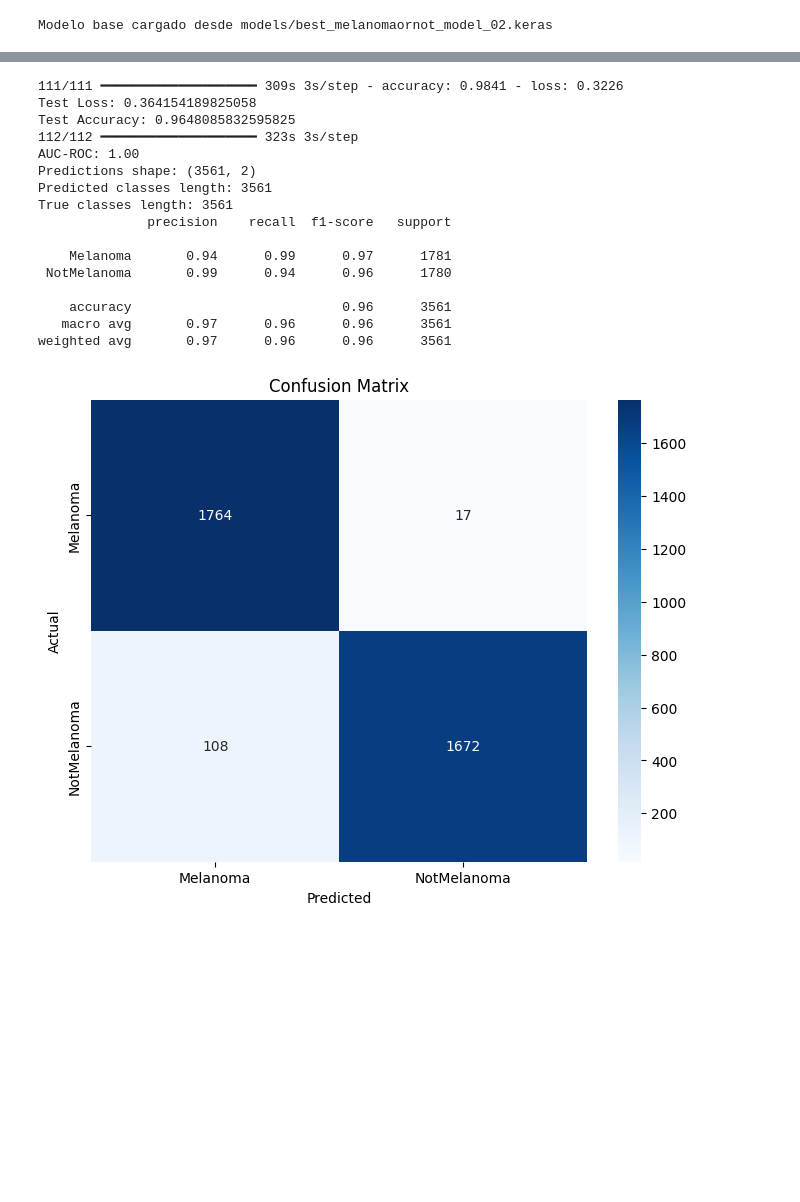
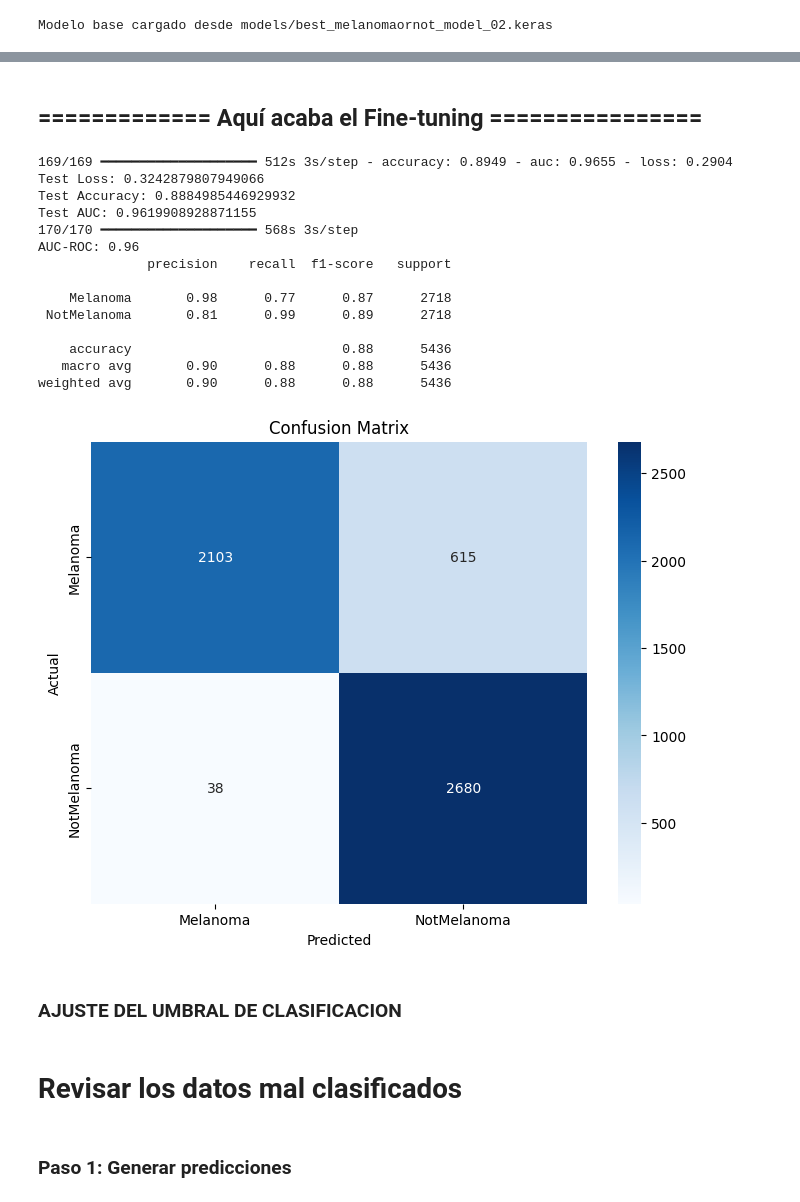
Before and after one commit to nacjacds/Melanoma_Detection_Tool, a Jupyter notebook: Melanoma_3.ipynb, the cells around one changed output, grey strips where cells are left out. Saved outputs shown, nothing was run; the diff lists cells and outputs as text; code cells hidden in the pictures; blank space fills up the shorter version.

```diff
--- a/Melanoma_3.ipynb
+++ b/Melanoma_3.ipynb
@@ -176,0 +281,11 @@ Epoch 1/30
+# %%
+# Entrenar el modelo con fine-tuning
+history_finetune = model.fit(
+    train_generator,
+    steps_per_epoch=steps_per_epoch,
+    validation_data=validation_generator,
+    validation_steps=validation_steps,
+    epochs=10,  # Algunas épocas adicionales
+    callbacks=[checkpoint_finetune, early_stopping_finetune, reduce_lr_finetune],
+    class_weight=dict(enumerate(class_weights))
+)
@@ -177,57 +395,65 @@ Epoch 1/30
+# %% [markdown]
+## **============= Aquí acaba el Fine-tuning ================** ##
 # %%
 # Evaluar el modelo en el conjunto de pruebas
-test_loss, test_accuracy = model.evaluate(test_generator, steps=test_generator.samples // test_generator.batch_size)
+test_loss, test_accuracy, test_auc = model.evaluate(
+    test_generator, steps=test_generator.samples // test_generator.batch_size
+)
 print(f'Test Loss: {test_loss}')
 print(f'Test Accuracy: {test_accuracy}')
+print(f'Test AUC: {test_auc}')
+
+# Ajustar el umbral
+threshold = 0.3  # He bajado este umbral de 0.5 a 0.3 para minimizar los falsos negativos
 
 # Calcular el número de steps exactos para cubrir todas las muestras
 steps = int(np.ceil(test_generator.samples / test_generator.batch_size))
 
-# Calcular las predicciones con el número de steps correcto
+# Obtener predicciones de probabilidades (en lugar de clases)
 predictions = model.predict(test_generator, steps=steps, verbose=1)
 
+# Ajustar el umbral de clasificación: Si la probabilidad de Melanoma (columna 1) >= umbral, predice Melanoma (1), si no, NotMelanoma (0)
+predicted_classes = (predictions[:, 1] >= threshold).astype(int)
+
 # Asegúrate de que no falten imágenes al final del proceso
-predicted_classes = np.argmax(predictions, axis=1)
-
-# Comparar las longitudes de true_classes y predicted_classes
 true_classes = test_generator.classes
 assert len(true_classes) == len(predicted_classes), "Mismatch in number of predictions and true labels"
 
 # Calcular AUC-ROC
-auc = roc_auc_score(true_classes, predictions[:, 1])
+auc = roc_auc_score(true_classes, predictions[:, 1])  # Usamos las probabilidades para calcular AUC-ROC
 print(f'AUC-ROC: {auc:.2f}')
 
 # Generar el reporte de clasificación
 class_labels = list(test_generator.class_indices.keys())
 if len(true_classes) == len(predicted_classes):
     report = classification_report(true_classes, predicted_classes, target_names=class_labels)
     print(report)
 else:
     print("Las longitudes de true_classes y predicted_classes no coinciden. No se puede generar el reporte.")
 
 # Mostrar la matriz de confusión
 conf_matrix = confusion_matrix(true_classes, predicted_classes)
 plt.figure(figsize=(8, 6))
 sns.heatmap(conf_matrix, annot=True, fmt='d', cmap='Blues', xticklabels=class_labels, yticklabels=class_labels)
 plt.xlabel('Predicted')
 plt.ylabel('Actual')
 plt.title('Confusion Matrix')
 plt.show()
 # %% [output]
-111/111 ━━━━━━━━━━━━━━━━━━━━ 309s 3s/step - accuracy: 0.9841 - loss: 0.3226
-Test Loss: 0.364154189825058
-Test Accuracy: 0.9648085832595825
-112/112 ━━━━━━━━━━━━━━━━━━━━ 323s 3s/step
-AUC-ROC: 1.00
-Predictions shape: (3561, 2)
-Predicted classes length: 3561
-True classes length: 3561
+169/169 ━━━━━━━━━━━━━━━━━━━━ 512s 3s/step - accuracy: 0.8949 - auc: 0.9655 - loss: 0.2904
+Test Loss: 0.3242879807949066
+Test Accuracy: 0.8884985446929932
+Test AUC: 0.9619908928871155
+170/170 ━━━━━━━━━━━━━━━━━━━━ 568s 3s/step
+AUC-ROC: 0.96
               precision    recall  f1-score   support
 
-    Melanoma       0.94      0.99      0.97      1781
- NotMelanoma       0.99      0.94      0.96      1780
+    Melanoma       0.98      0.77      0.87      2718
+ NotMelanoma       0.81      0.99      0.89      2718
 
-    accuracy                           0.96      3561
-   macro avg       0.97      0.96      0.96      3561
-weighted avg       0.97      0.96      0.96      3561
+    accuracy                           0.88      5436
+   macro avg       0.90      0.88      0.88      5436
+weighted avg       0.90      0.88      0.88      5436
-[figure, old version]
+[figure, new version]
+# %% [markdown]
+### AJUSTE DEL UMBRAL DE CLASIFICACION
@@ -236,0 +471,4 @@ model.save('models/melanoma_3.keras')
+# %% [markdown]
+# Revisar los datos mal clasificados
+# %% [markdown]
+### Paso 1: Generar predicciones
```
Also changed, not shown: parts of 15 cells of this notebook, 4 other files.
